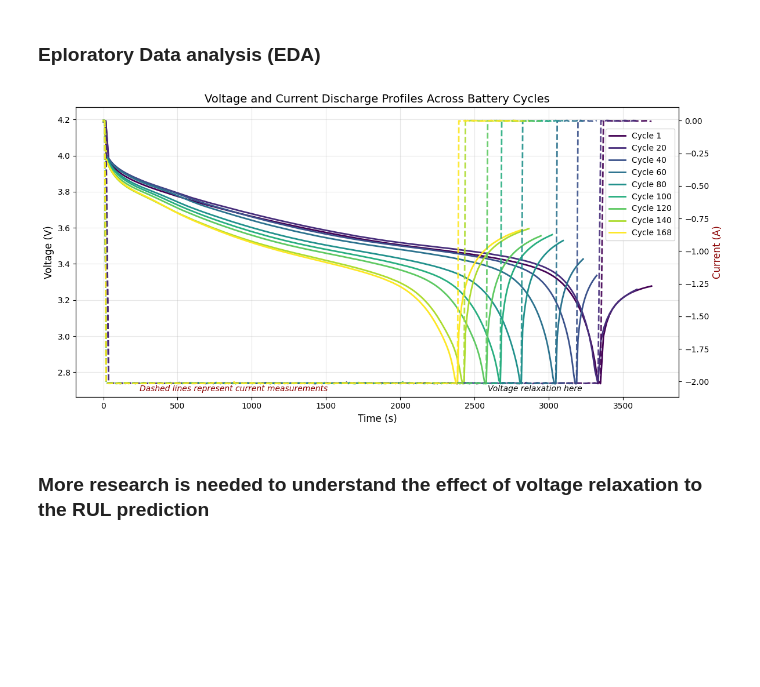
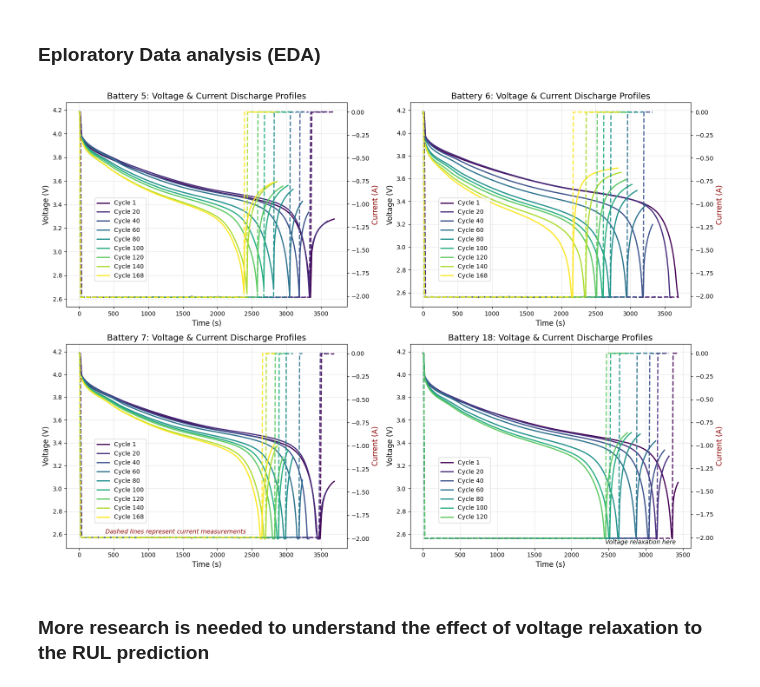
Before and after one commit to kalzbra/battery_RUL_project, a Jupyter notebook: battery_RUL.ipynb, the cells around one changed output. Cells and saved outputs as stored; diff of their text form; code cells hidden in the pictures; blank space fills up the shorter version.

```diff
--- a/battery_RUL.ipynb
+++ b/battery_RUL.ipynb
@@ -115,7 +115,15 @@ df_6 = dataset_6[0]
 df_7 = dataset_7[0]
 df_18 = dataset_18[0]
 
-df_5.head()
+df_5["battery_id"] = 5
+df_6["battery_id"] = 6
+df_7["battery_id"] = 7
+df_18["battery_id"] = 18
+
+# comine all the dataframes
+df = pd.concat([df_5, df_6, df_7, df_18], ignore_index=True)
+
+df.head()
 # %% [output]
 |  | cycle | capacity | voltage_measured | current_measured | temperature_measured | current_load | ... |
 | 0 | 1 | 1.856487 | 4.191492 | -0.004902 | 24.330034 | -0.0006 | ... |
@@ -188,18 +197,18 @@ plt.show()
 # %% [markdown]
 ## Clean outliers
 # %%
-df_5_clean = df_5.copy()
+df_clean = df.copy()
 # Remove outliers
 
 for col in ["voltage_measured",  "voltage_load"]:
-    df_5_clean[col] = df_5_clean[col].clip(
-        lower=df_5_clean[col].quantile(0.005), upper=df_5_clean[col].quantile(0.995)
+    df_clean[col] = df_clean[col].clip(
+        lower=df_clean[col].quantile(0.005), upper=df_clean[col].quantile(0.995)
     ) # 3% and 97% quantile replacement
 
 
 for col in ["current_measured",  "current_load"]:
-    df_5_clean[col] = df_5_clean[col].clip(
-        lower=df_5_clean[col].quantile(0.01), upper=df_5_clean[col].quantile(0.995)
+    df_clean[col] = df_clean[col].clip(
+        lower=df_clean[col].quantile(0.01), upper=df_clean[col].quantile(0.995)
     )  # 3% and 97% quantile replacement
 # %%
 # Plot boxplots for all numerical features
@@ -277,57 +287,43 @@ df_5_clean.describe()
 # %% [markdown]
 ### **Eploratory Data analysis (EDA)**
 # %%
-# relationship between voltage and time - colored by cycle, with current on secondary axis
-plt.figure(figsize=(12, 6))
-
-# Create two axes sharing the same x-axis
-ax1 = plt.gca()
-ax2 = ax1.twinx()
-
-# Sample a subset of cycles to avoid overcrowding the plot
-sample_cycles = [1, 20, 40, 60, 80, 100, 120, 140, 168]  # Including first and last cycle
+# Get unique battery ids and sort them (expected: [5, 6, 7, 18])
+battery_ids = sorted(df_clean['battery_id'].unique())
+sample_cycles = [1, 20, 40, 60, 80, 100, 120, 140, 168]
 colors = plt.cm.viridis(np.linspace(0, 1, len(sample_cycles)))
 
-for i, cycle_num in enumerate(sample_cycles):
-    cycle_data = df_5_clean[df_5_clean['cycle'] == cycle_num]
+fig, axes = plt.subplots(2, 2, figsize=(16, 12))
+axes = axes.flatten()
 
-    # Plot voltage on the primary y-axis
-    ax1.plot(cycle_data['time'], cycle_data['voltage_measured'],
-             color=colors[i], label=f'Cycle {cycle_num}', linewidth=2)
+for ax, batt in zip(axes, battery_ids):
+    batt_data = df_clean[df_clean['battery_id'] == batt]
+    ax2 = ax.twinx()
 
-    # Plot current on the secondary y-axis with dashed lines
-    ax2.plot(cycle_data['time'], cycle_data['current_measured'],
-             color=colors[i], linestyle='--', alpha=0.9, linewidth=2)
+    for i, cycle in enumerate(sample_cycles):
+        cycle_data = batt_data[batt_data['cycle'] == cycle]
+        if cycle_data.empty:
+            continue
+        # Plot voltage on primary y-axis
+        ax.plot(cycle_data['time'], cycle_data['voltage_measured'],
+                color=colors[i], label=f'Cycle {cycle}', linewidth=2)
+        # Plot current on secondary y-axis with dashed line
+        ax2.plot(cycle_data['time'], cycle_data['current_measured'],
+                 color=colors[i], linestyle='--', alpha=0.9, linewidth=2)
 
-# Set labels and title
-ax1.set_title("Voltage and Current Discharge Profiles Across Battery Cycles", fontsize=14)
-ax1.set_xlabel("Time (s)", fontsize=12)
-ax1.set_ylabel("Voltage (V)", fontsize=12, color='black')
-ax2.set_ylabel("Current (A)", fontsize=12, color='darkred')
+    ax.set_title(f"Battery {batt}: Voltage & Current Discharge Profiles", fontsize=14)
+    ax.set_xlabel("Time (s)", fontsize=12)
+    ax.set_ylabel("Voltage (V)", fontsize=12, color='black')
+    ax2.set_ylabel("Current (A)", fontsize=12, color='darkred')
+    ax.grid(True, alpha=0.3)
+    ax.legend(loc="lower left", bbox_to_anchor=(0.09, 0.11))
 
-# Add grid lines for clarity
-ax1.grid(True, alpha=0.3)
-
-# Add a single legend for voltage curves
-ax1.legend(loc="upper right", bbox_to_anchor=(1, 0.94))  #
-
-# Annotate the current curves
-plt.figtext(0.15, 0.12, "Dashed lines represent current measurements",
-            fontsize=10, style='italic', color='darkred')
-
-plt.figtext(
-    0.65,
-    0.12,
-    "Voltage relaxation here",
-    fontsize=10,
-    style="italic",
-    color="black",
-)
-
-plt.tight_layout()
+# Add annotations to the entire figure
+plt.figtext(0.10, 0.14, "Dashed lines represent current measurements", fontsize=10, style='italic', color='darkred')
+plt.figtext(0.82, 0.12, "Voltage relaxation here", fontsize=10, style="italic", color="black")
+plt.tight_layout(rect=[0, 0.06, 1, 1])
 plt.show()
 # %% [output]
-[figure, old version]
+[figure, new version]
 # %% [markdown]
 ### More research is needed to understand the effect of voltage relaxation to the RUL prediction
 # %% [markdown]
```
Also changed, not shown: parts of 56 cells of this notebook.
